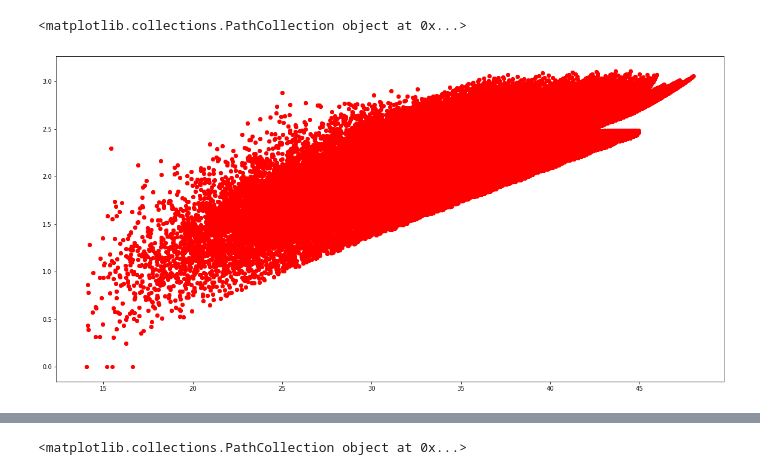
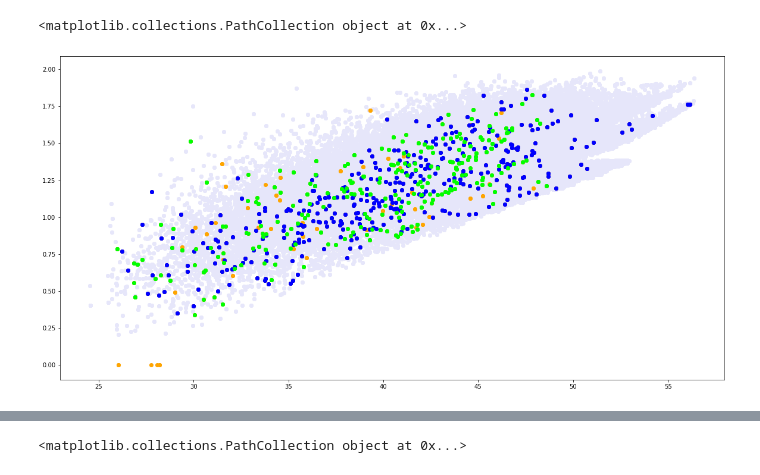
Before and after one commit to MatthewNortonPersonal/Mahler-Measures-and-Galois-Groups-of-Reciprocal-Polynomials, a Jupyter notebook: Galois Groups/csvs.ipynb, the cells around one changed output, grey strips where cells are left out. Cells and saved outputs as stored; diff of their text form; code cells hidden in the pictures.

Commit message:
modified graphs and added info on an interesting polynomial

```diff
--- a/Galois Groups/csvs.ipynb
+++ b/Galois Groups/csvs.ipynb
@@ -4,7 +4,7 @@ import matplotlib.pyplot as plt
 import numpy as np
 # %%
 # df = pd.read_csv("../degree 8 up to 11.csv")
-df = pd.read_csv("../degree 10 up to 5.csv")
+df = pd.read_csv("../degree 12 up to 3.csv")
 # %%
 df.columns
 # %% [output]
@@ -18,10 +22,11 @@ df["discriminant"] = df["discriminant"].astype(np.double).abs()
 # %%
 plt.figure(figsize=(20,10))
-plt.scatter(np.log(df["discriminant"]),np.log(df["Mahler measure"]), color = "red")
+plt.scatter(np.log(df["discriminant"]),np.log(df["Mahler measure"]), color = "lavender")
 # plt.scatter(np.log(df[df["Galois of trace"]!="5T5"]["discriminant"]),df[df["Galois of trace"]!="5T5"]["Mahler measure"], color = "blue")
-plt.scatter(np.log(df[df["Galois of trace"]=="5T4"]["discriminant"]),np.log(df[df["Galois of trace"]=="5T4"]["Mahler measure"]), color = "yellow")
-plt.scatter(np.log(df[df["Galois of trace"]=="5T3"]["discriminant"]),np.log(df[df["Galois of trace"]=="5T3"]["Mahler measure"]), color = "blue")
-plt.scatter(np.log(df[df["Galois of trace"]=="5T2"]["discriminant"]),np.log(df[df["Galois of trace"]=="5T2"]["Mahler measure"]), color = "lime")
+# plt.scatter(np.log(df[df["Galois of trace"]=="6T16"]["discriminant"]),np.log(df[df["Galois of trace"]=="6T16"]["Mahler measure"]), color = "yellow")
+plt.scatter(np.log(df[df["Galois of trace"]!="6T16"]["discriminant"]),np.log(df[df["Galois of trace"]!="6T16"]["Mahler measure"]), color = "orange")
+plt.scatter(np.log(df[df["Galois of trace"]=="6T13"]["discriminant"]),np.log(df[df["Galois of trace"]=="6T13"]["Mahler measure"]), color = "blue")
+plt.scatter(np.log(df[df["Galois of trace"]=="6T11"]["discriminant"]),np.log(df[df["Galois of trace"]=="6T11"]["Mahler measure"]), color = "lime")
 # %% [output]
 <matplotlib.collections.PathCollection object at 0x...>
-[figure, old version]
+[figure, new version]
```
Also changed, not shown: parts of 8 cells of this notebook, 1 other file.
